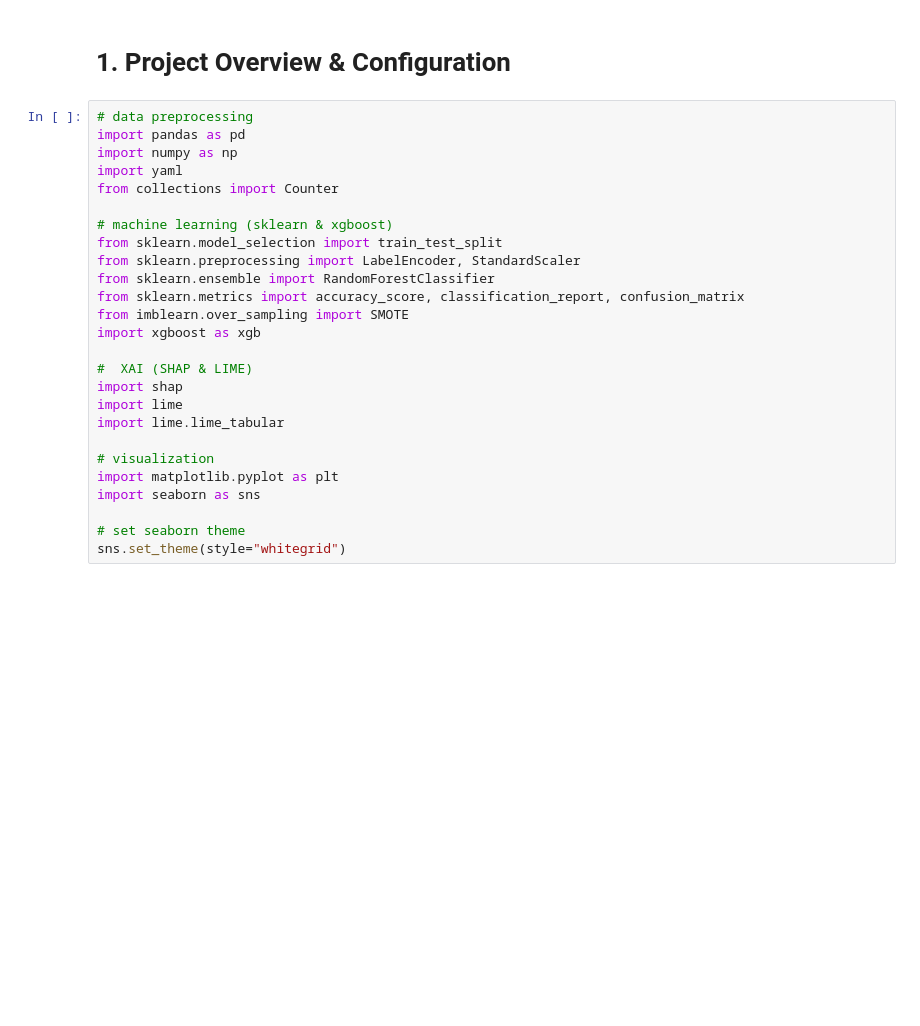
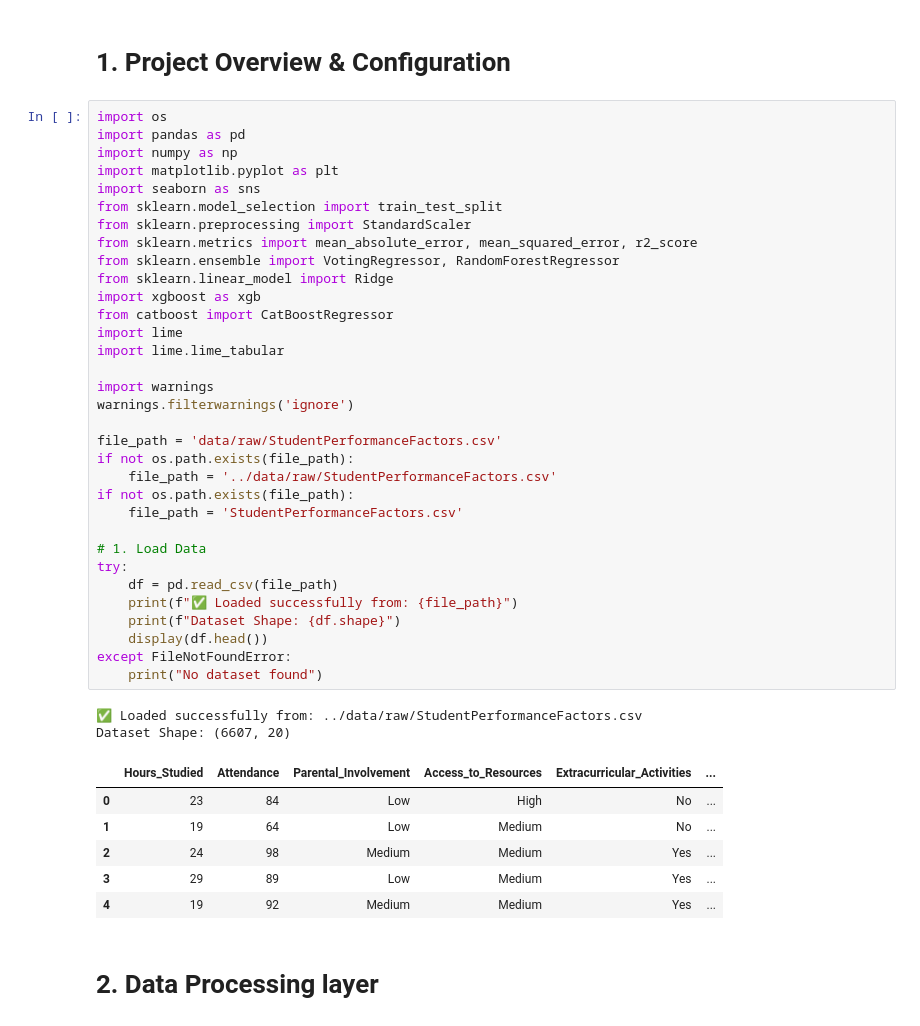
Before and after one commit to DozenBro/Project_IntroAI_20252_group21, a Jupyter notebook: notebooks/Dropout_Prediction_Pipeline.ipynb, the cells around one changed output. Saved outputs shown, nothing was run; the diff lists cells and outputs as text; blank space fills up the shorter version.

```diff
--- a/notebooks/Dropout_Prediction_Pipeline.ipynb
+++ b/notebooks/Dropout_Prediction_Pipeline.ipynb
@@ -1,29 +1,47 @@
 # %% [markdown]
 # 1. Project Overview & Configuration
 # %%
-# data preprocessing
+import os
 import pandas as pd
 import numpy as np
-import yaml
-from collections import Counter
-
-# machine learning (sklearn & xgboost)
+import matplotlib.pyplot as plt
+import seaborn as sns
 from sklearn.model_selection import train_test_split
-from sklearn.preprocessing import LabelEncoder, StandardScaler
-from sklearn.ensemble import RandomForestClassifier
-from sklearn.metrics import accuracy_score, classification_report, confusion_matrix
-from imblearn.over_sampling import SMOTE
+from sklearn.preprocessing import StandardScaler
+from sklearn.metrics import mean_absolute_error, mean_squared_error, r2_score
+from sklearn.ensemble import VotingRegressor, RandomForestRegressor
+from sklearn.linear_model import Ridge
 import xgboost as xgb
-
-#  XAI (SHAP & LIME)
-import shap
+from catboost import CatBoostRegressor
 import lime
 import lime.lime_tabular
 
-# visualization
-import matplotlib.pyplot as plt
-import seaborn as sns
+import warnings
+warnings.filterwarnings('ignore')
 
-# set seaborn theme
-sns.set_theme(style="whitegrid")
+file_path = 'data/raw/StudentPerformanceFactors.csv'
+if not os.path.exists(file_path):
+    file_path = '../data/raw/StudentPerformanceFactors.csv'
+if not os.path.exists(file_path):
+    file_path = 'StudentPerformanceFactors.csv'
+
+# 1. Load Data
+try:
+    df = pd.read_csv(file_path)
+    print(f"✅ Loaded successfully from: {file_path}")
+    print(f"Dataset Shape: {df.shape}")
+    display(df.head())
+except FileNotFoundError:
+    print("No dataset found")
+# %% [output]
+✅ Loaded successfully from: ../data/raw/StudentPerformanceFactors.csv
+Dataset Shape: (6607, 20)
+|  | Hours_Studied | Attendance | Parental_Involvement | Access_to_Resources | Extracurricular_Activities | ... |
+| 0 | 23 | 84 | Low | High | No | ... |
+| 1 | 19 | 64 | Low | Medium | No | ... |
+| 2 | 24 | 98 | Medium | Medium | Yes | ... |
+| 3 | 29 | 89 | Low | Medium | Yes | ... |
+| 4 | 19 | 92 | Medium | Medium | Yes | ... |
+# %% [markdown]
+# 2. Data Processing layer
 # %%
```
Also changed, not shown: parts of 7 cells of this notebook, 25 other files.
